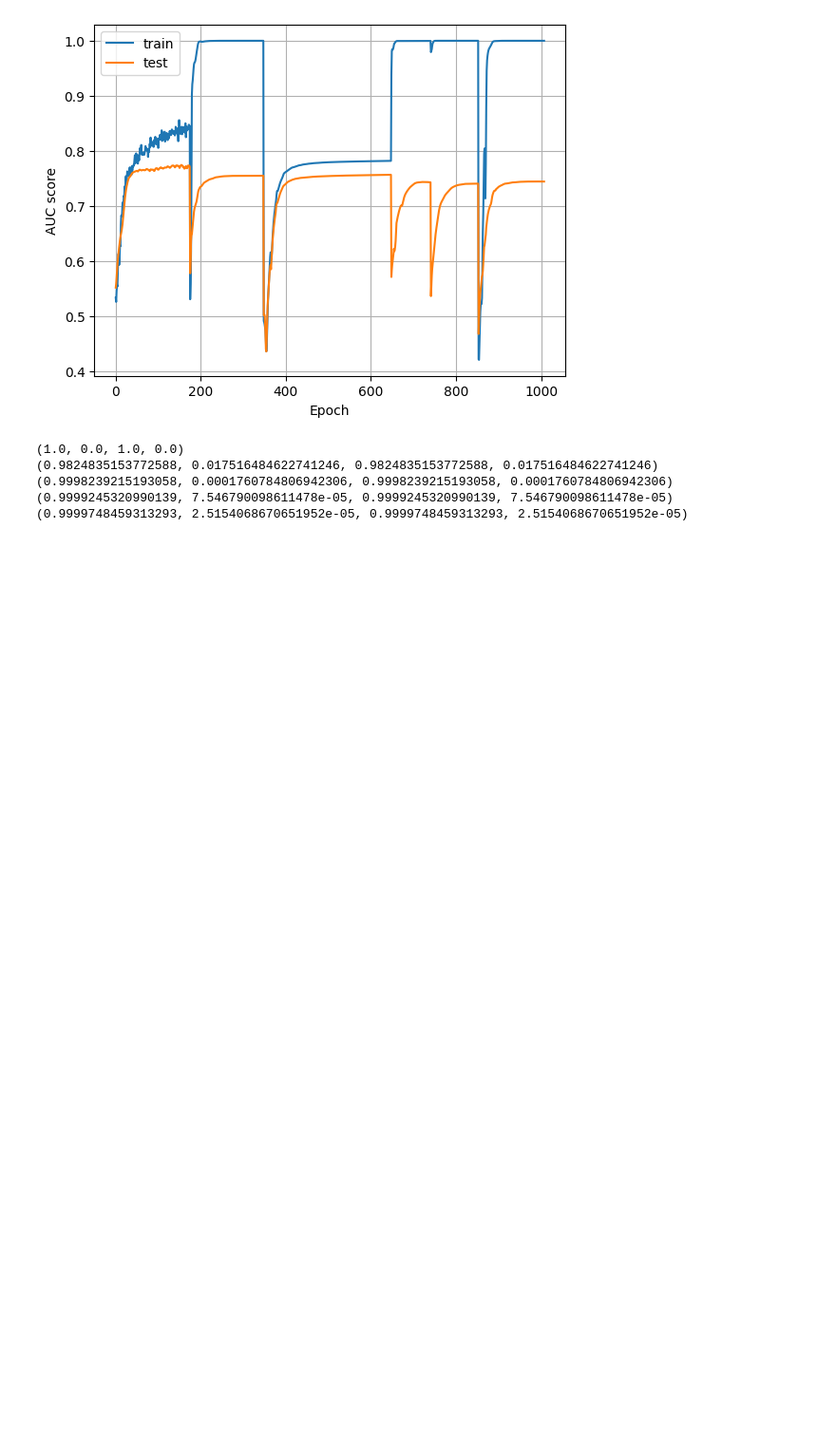
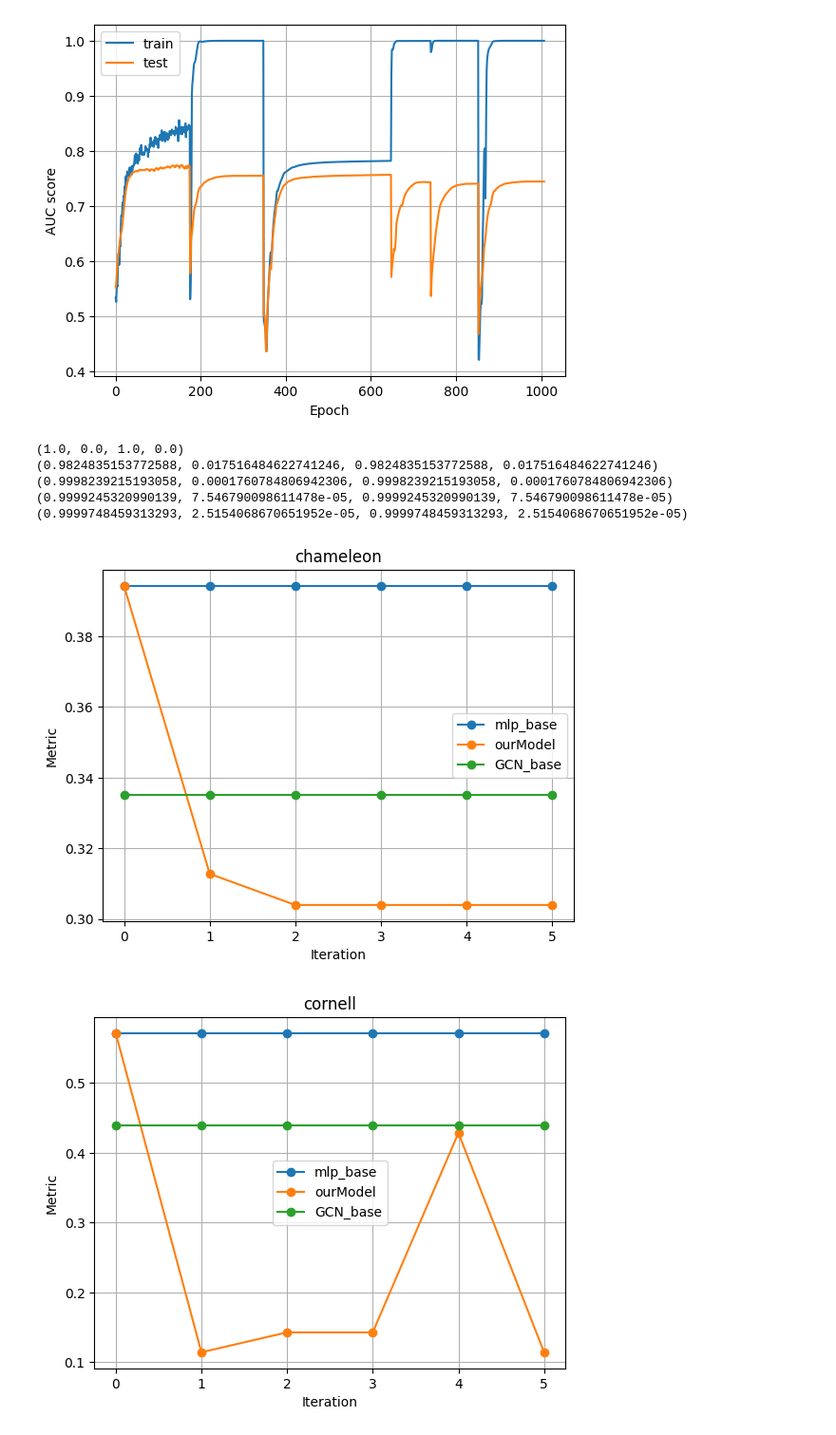
Before and after one commit to Fuyao233/Graph_pseudo_labeling, a Jupyter notebook: data_visualization.ipynb, the cells around one changed output. Shown at 95% size. Saved outputs shown, nothing was run; the diff lists cells and outputs as text; code cells hidden in the pictures; blank space fills up the shorter version.

```diff
--- a/data_visualization.ipynb
+++ b/data_visualization.ipynb
@@ -393,3 +393,34 @@ for i in range(len(A)-1):
 (0.9998239215193058, 0.0001760784806942306, 0.9998239215193058, 0.0001760784806942306)
 (0.9999245320990139, 7.546790098611478e-05, 0.9999245320990139, 7.546790098611478e-05)
 (0.9999748459313293, 2.5154068670651952e-05, 0.9999748459313293, 2.5154068670651952e-05)
+# %%
+# 3.9 数据可视化
+import numpy as np
+import os
+import matplotlib.pyplot as plt
+
+datasets = ['chameleon', 'cornell', 'pokec', 'squirrel', 'texas', 'wisconsin', 'yelp-chi']
+GCN_baseline = [0.335, 0.439, 0.603, 0.263, 0.39, 0.426, 0.569]
+
+
+for i, dataset in enumerate(datasets):
+    B = np.load(f'utils_data/ourModel_0.8_{dataset}/best_val_metric_list.npy')
+    C = np.load(f'utils_data/ourModel_decoupled_{dataset}/best_val_metric_list.npy')
+    mlp_base = [B[0]] * len(B)
+    GCN_base = [GCN_baseline[i]] * len(B)
+    # plt.plot(A, 'o-', label="edge_threshold=0")
+    plt.plot(mlp_base, 'o-', label='mlp_base')
+    plt.plot(B, 'o-', label='ourModel')
+    plt.plot(GCN_base, 'o-', label='GCN_base')
+    # plt.plot(C, 'o-', label="edge_threshold=0.9")
+    plt.legend()
+    plt.title(f'{dataset}')
+    plt.ylabel('Metric')
+    plt.xlabel('Iteration')
+    plt.grid(True)
+    plt.savefig(f'{dataset}_1.png')
+    plt.show()
+    # plt.plot(GCN_base, label="GCN", linestyle='--')
+# %% [output]
+[figure, added]
+[figure, added]
```
Also changed, not shown: parts of 4 cells of this notebook, 5 other files.
